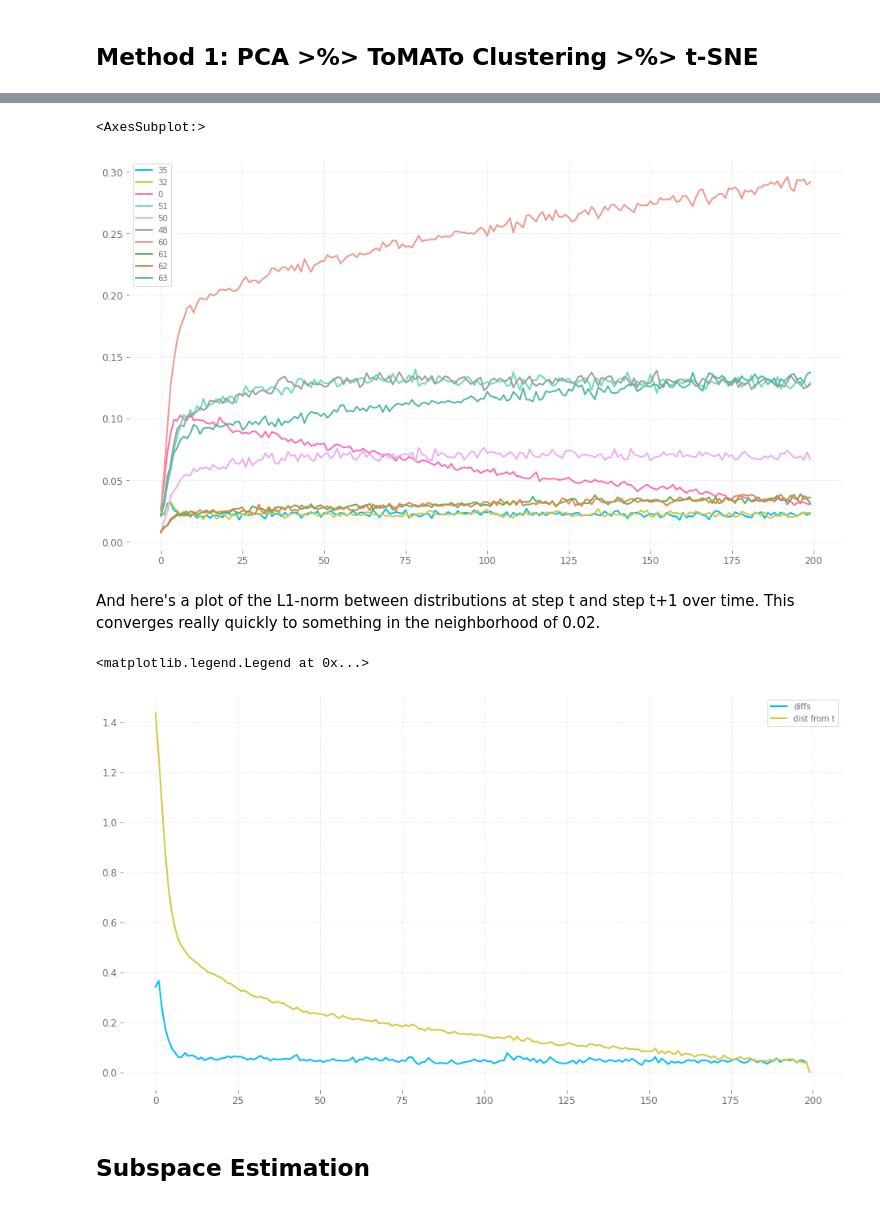
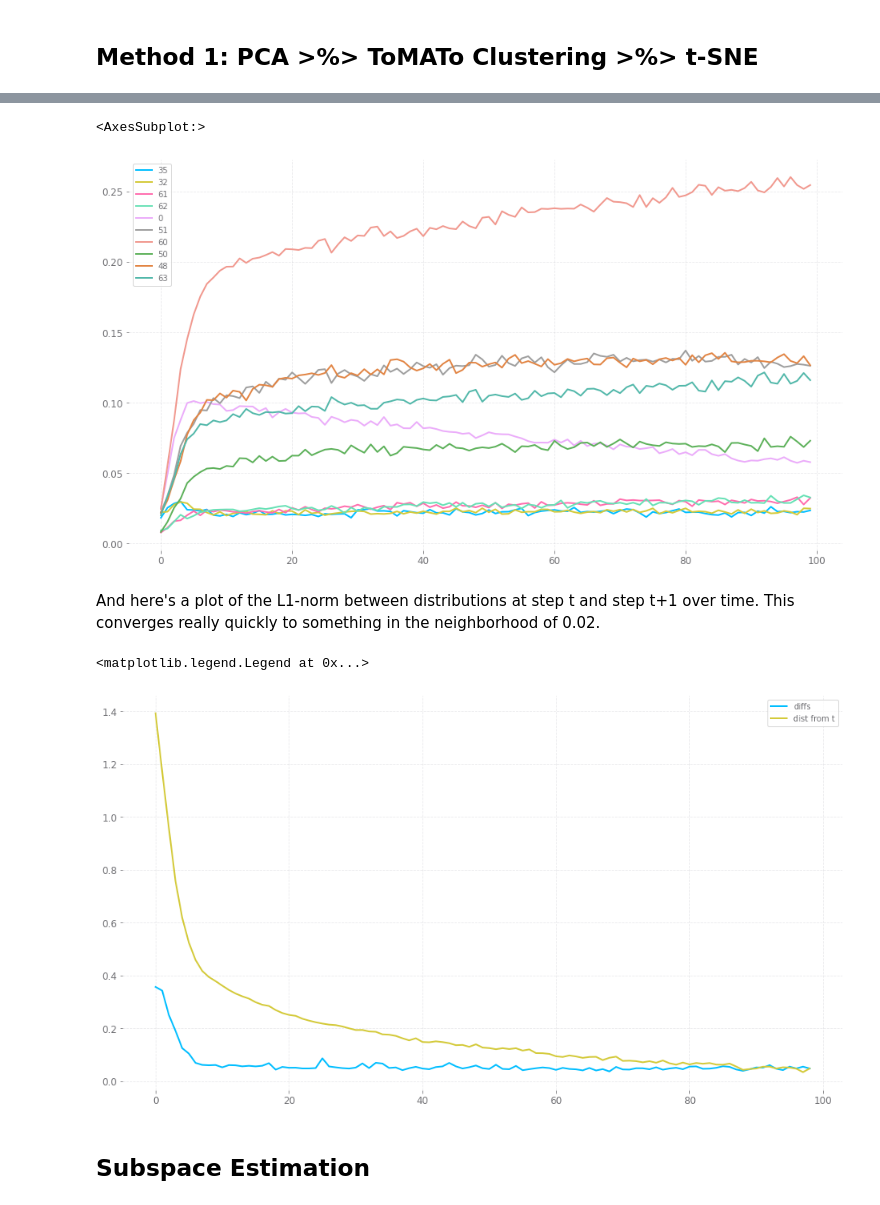
Before and after one commit to hetankevin/off-policy, a Jupyter notebook: mcmix/MixMDP.ipynb, the cells around one changed output, grey strips where cells are left out. Cells and saved outputs as stored; diff of their text form; code cells hidden in the pictures.

```diff
--- a/mcmix/MixMDP.ipynb
+++ b/mcmix/MixMDP.ipynb
@@ -81,7 +81,7 @@ envs = []
 #   [mdp , pi_b, pi_e, horizon, gamma, nStates, nActions, term]
 
 
-horizon = 200 #18
+horizon = 100 #18
 #, slip = 0.04, confound_weight=0.6
 pi_b, P, R, x_dist, u_dist, gamma = confound_env.gridworld_opetools(horizon = horizon, slip = 0.04,
                                                                     confound_weight=0.6, small=True, soft=True)
@@ -103,7 +103,9 @@ for mdp , pi_b, pi_e, base_horizon, gamma, nStates, nActions, term, P, R, x_dist
 
     print("running env with horizon", horizon)
 
-    dataset = confound_mdp.collect_sample(int(100), mdp, pi_b, horizon, iid=False)
+    #dataset = confound_mdp.collect_sample(int(100), mdp, pi_b, horizon, iid=False)
+    #pi_b = np.array([pi_b.mean(0),pi_b.mean(0)])
+    dataset = getSamplesMultiProc(10000, mdp, pi_b, horizon, iid=False)
     data = dataset.reshape((dataset.shape[0]*dataset.shape[1],5))
     Phat = confound_ope.estimate_P(dataset, mdp)
     pihat = confound_ope.estimate_pi(dataset, mdp)
@@ -135,12 +136,0 @@ value of pi_b
-# %%
-import multiprocessing
-from itertools import repeat
-from concurrent.futures import ProcessPoolExecutor, ThreadPoolExecutor
-import copy
-
-nprocs = 10
-
-with ProcessPoolExecutor(max_workers=nprocs, mp_context=multiprocessing.get_context('fork')) as executor:
-    future = executor.map(confound_mdp.collect_sample, [int(10000/nprocs) for i in range(nprocs)], repeat(copy.deepcopy(mdp)),
-                          repeat(copy.deepcopy(pi_b)), repeat(horizon), repeat(False))
-dataset = np.vstack(list(future))
@@ -230,17 +215,17 @@ pd.DataFrame(dist[:,np.argpartition(dist[-1,:], -10)[-10:]],
 #            columns = [15,31,47,63]).plot(figsize=(16,9))
 # %% [output]
 <AxesSubplot:>
-[figure, old version]
+[figure, new version]
 # %% [markdown]
 And here's a plot of the L1-norm between distributions at step t and step t+1 over time. This converges really quickly to something in the neighborhood of 0.02.
 # %%
 plt.figure(figsize=(16,9))
 plt.plot(np.sum(np.abs(np.diff(dist, axis=0)),1), label='diffs')
-plt.plot(np.sum(np.abs(dist - dist[-1]),1), label='dist from t')
+plt.plot(np.sum(np.abs(dist - dist[-1])[:-1],1), label='dist from t')
 plt.legend()
 # %% [output]
 <matplotlib.legend.Legend at 0x...>
-[figure, old version]
+[figure, new version]
 # %% [markdown]
 ## Subspace Estimation
 # %%
```
Also changed, not shown: parts of 68 cells of this notebook, 6 other files.
